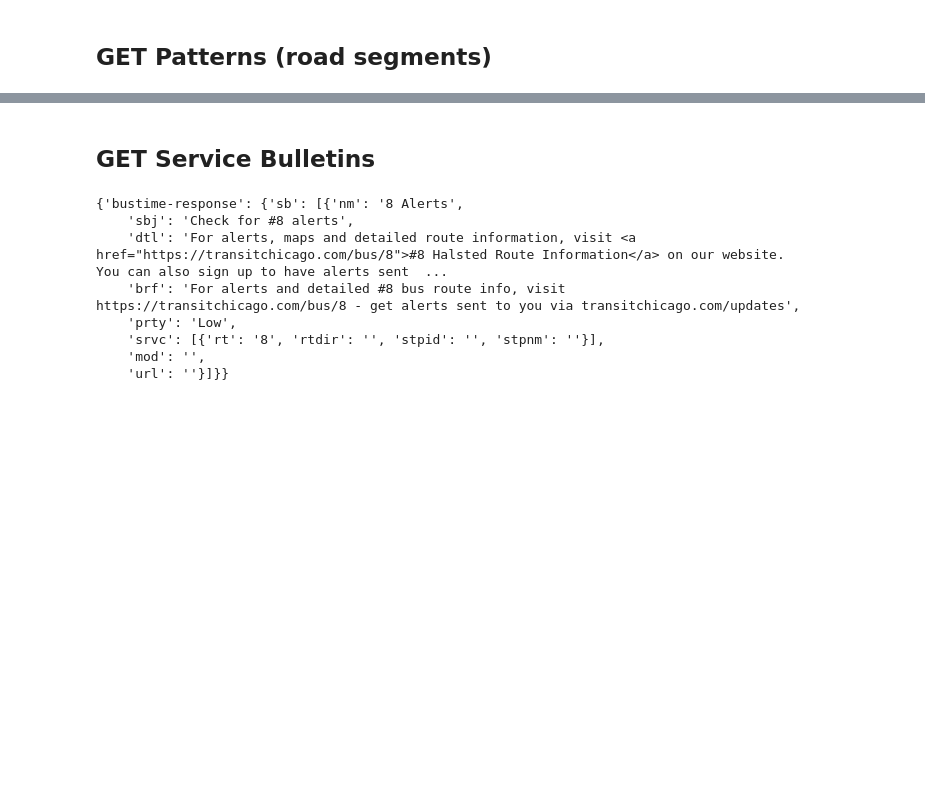
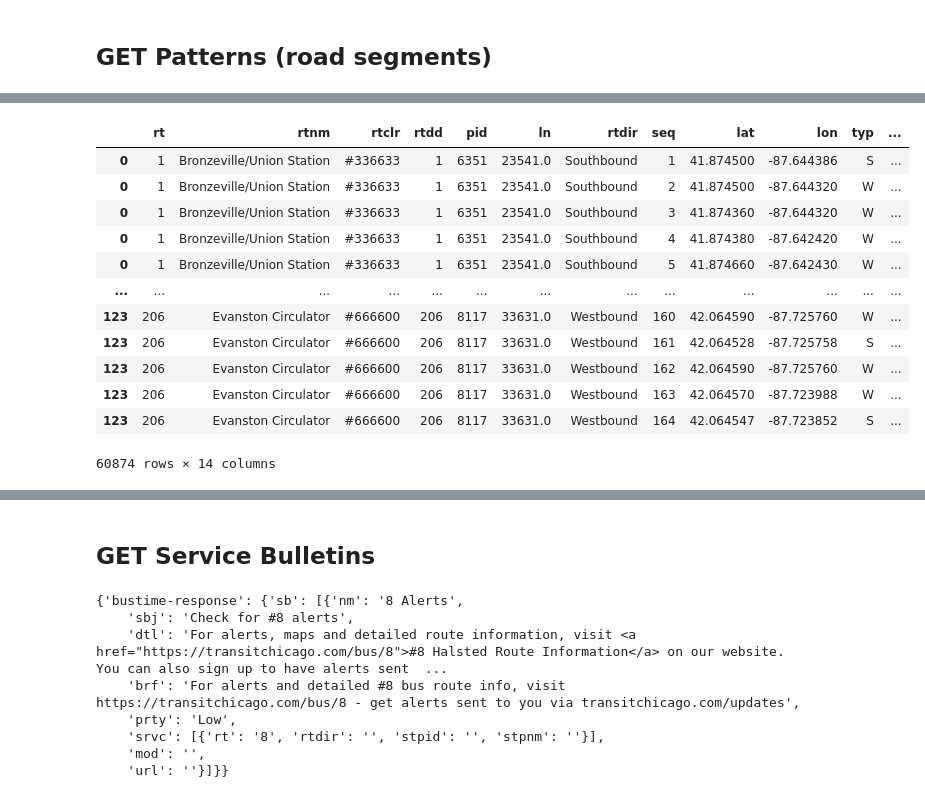
Before and after one commit to RynoXLI/WindyTracker, a Jupyter notebook: notebooks/simpleapi-usage.ipynb, the cells around one changed output, grey strips where cells are left out. Cells and saved outputs as stored; diff of their text form; code cells hidden in the pictures; blank space fills up the shorter version.

```diff
--- a/notebooks/simpleapi-usage.ipynb
+++ b/notebooks/simpleapi-usage.ipynb
@@ -150,0 +312,16 @@ tracker.getpatterns(rt='8')
+# %%
+df6
+# %% [output]
+|  | rt | rtnm | rtclr | rtdd | pid | ln | rtdir | seq | lat | lon | typ | ... |
+| 0 | 1 | Bronzeville/Union Station | #336633 | 1 | 6351 | 23541.0 | Southbound | 1 | 41.874500 | -87.644386 | S | ... |
+| 0 | 1 | Bronzeville/Union Station | #336633 | 1 | 6351 | 23541.0 | Southbound | 2 | 41.874500 | -87.644320 | W | ... |
+| 0 | 1 | Bronzeville/Union Station | #336633 | 1 | 6351 | 23541.0 | Southbound | 3 | 41.874360 | -87.644320 | W | ... |
+| 0 | 1 | Bronzeville/Union Station | #336633 | 1 | 6351 | 23541.0 | Southbound | 4 | 41.874380 | -87.642420 | W | ... |
+| 0 | 1 | Bronzeville/Union Station | #336633 | 1 | 6351 | 23541.0 | Southbound | 5 | 41.874660 | -87.642430 | W | ... |
+| ... | ... | ... | ... | ... | ... | ... | ... | ... | ... | ... | ... | ... |
+| 123 | 206 | Evanston Circulator | #666600 | 206 | 8117 | 33631.0 | Westbound | 160 | 42.064590 | -87.725760 | W | ... |
+| 123 | 206 | Evanston Circulator | #666600 | 206 | 8117 | 33631.0 | Westbound | 161 | 42.064528 | -87.725758 | S | ... |
+| 123 | 206 | Evanston Circulator | #666600 | 206 | 8117 | 33631.0 | Westbound | 162 | 42.064590 | -87.725760 | W | ... |
+| 123 | 206 | Evanston Circulator | #666600 | 206 | 8117 | 33631.0 | Westbound | 163 | 42.064570 | -87.723988 | W | ... |
+| 123 | 206 | Evanston Circulator | #666600 | 206 | 8117 | 33631.0 | Westbound | 164 | 42.064547 | -87.723852 | S | ... |
+60874 rows × 14 columns
```
Also changed, not shown: parts of 21 cells of this notebook, 7 other files.
